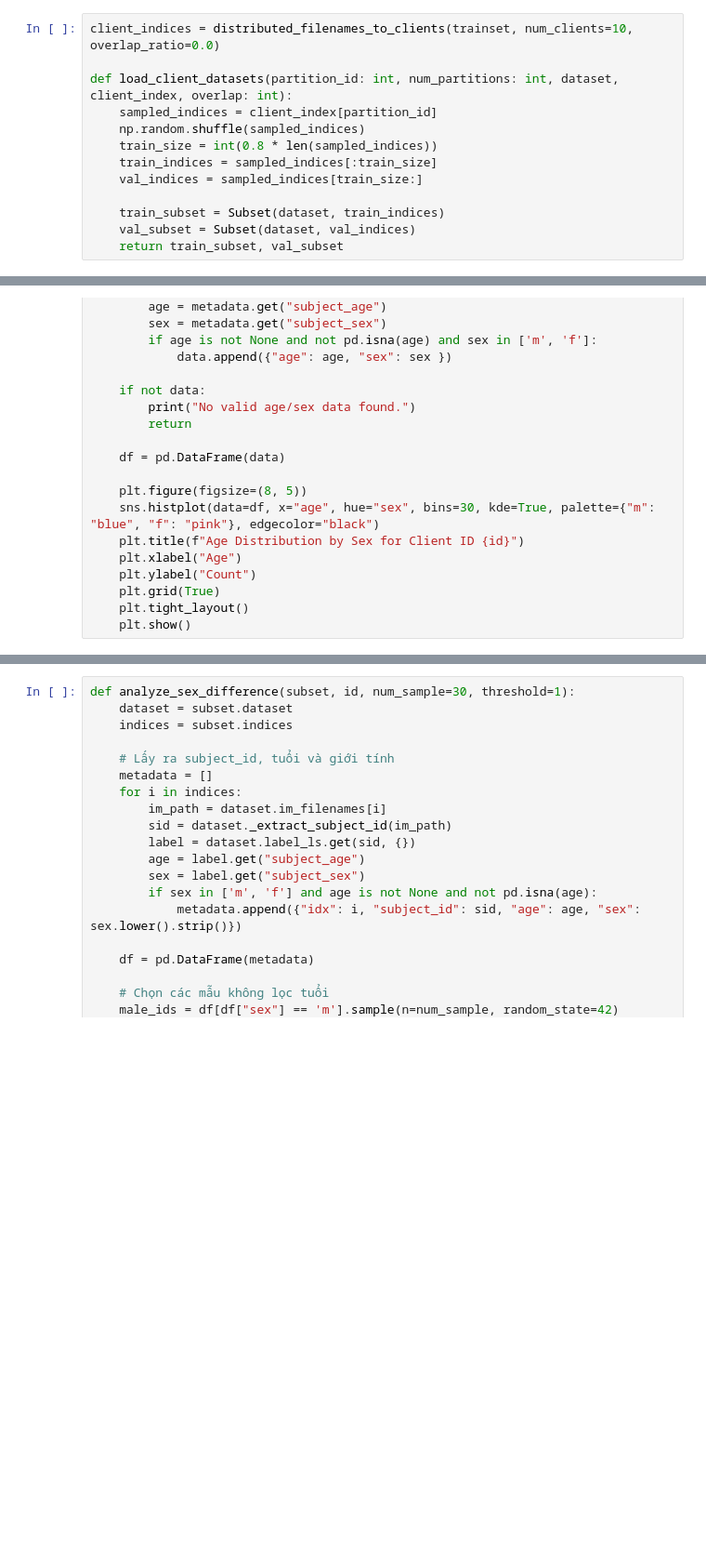
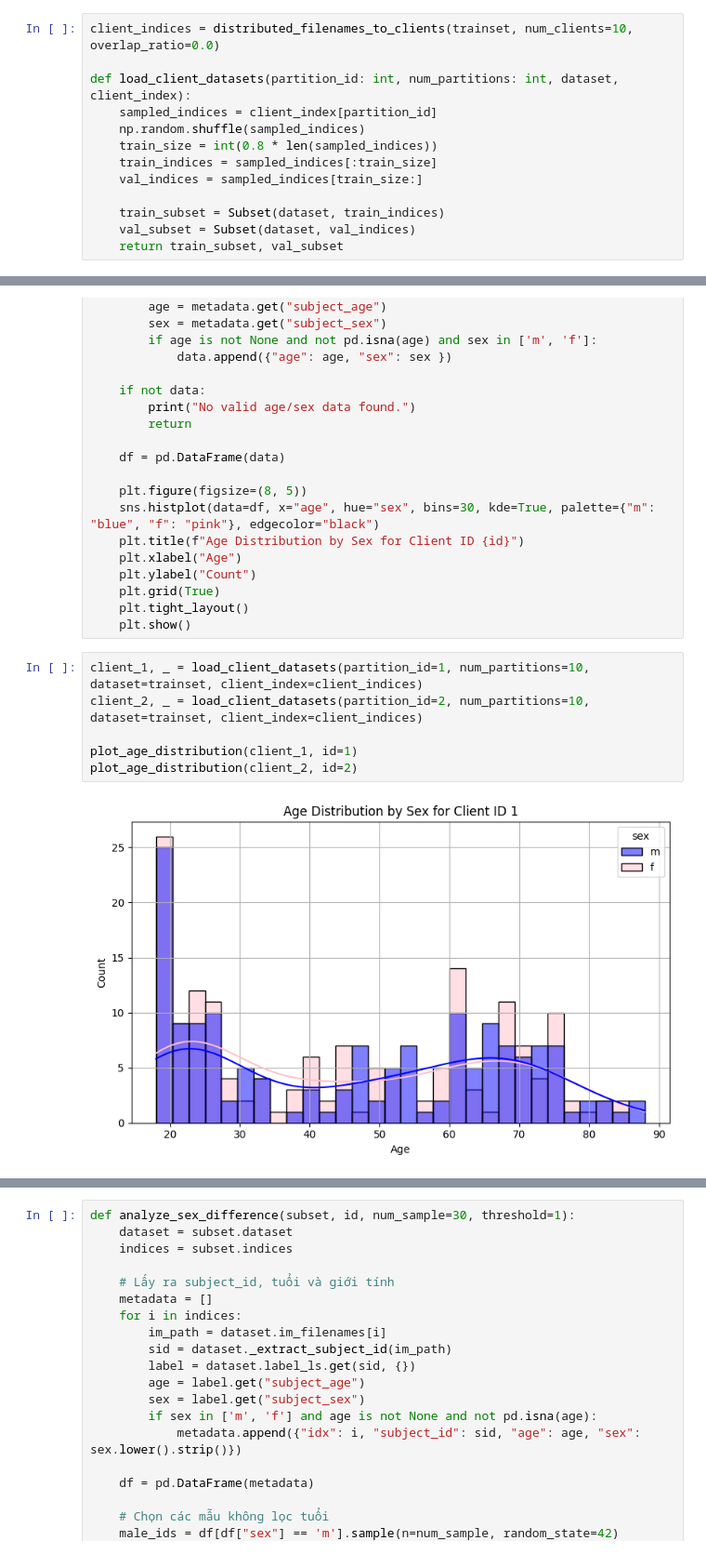
Before and after one commit to Page0526/federated-learning-dropout, a Jupyter notebook: dropout/federated-learning.ipynb, the cells around one changed output, grey strips where cells are left out. Shown at 93% size. Cells and saved outputs as stored; diff of their text form; blank space fills up the shorter version.

```diff
--- a/dropout/federated-learning.ipynb
+++ b/dropout/federated-learning.ipynb
@@ -655,7 +655,7 @@ def distributed_filenames_to_clients(data, num_clients, overlap_ratio=0.0):
 # %%
 client_indices = distributed_filenames_to_clients(trainset, num_clients=10, overlap_ratio=0.0)
 
-def load_client_datasets(partition_id: int, num_partitions: int, dataset, client_index, overlap: int):
+def load_client_datasets(partition_id: int, num_partitions: int, dataset, client_index):
 	sampled_indices = client_index[partition_id]
 	np.random.shuffle(sampled_indices)
 	train_size = int(0.8 * len(sampled_indices))
@@ -845,3 +845,11 @@ def plot_age_distribution(subset, id: int = 0):
 	plt.grid(True)
 	plt.tight_layout()
 	plt.show()
+# %%
+client_1, _ = load_client_datasets(partition_id=1, num_partitions=10, dataset=trainset, client_index=client_indices)
+client_2, _ = load_client_datasets(partition_id=2, num_partitions=10, dataset=trainset, client_index=client_indices)
+
+plot_age_distribution(client_1, id=1)
+plot_age_distribution(client_2, id=2)
+# %% [output]
+[figure, added]
```
Also changed, not shown: parts of 3 cells of this notebook.
